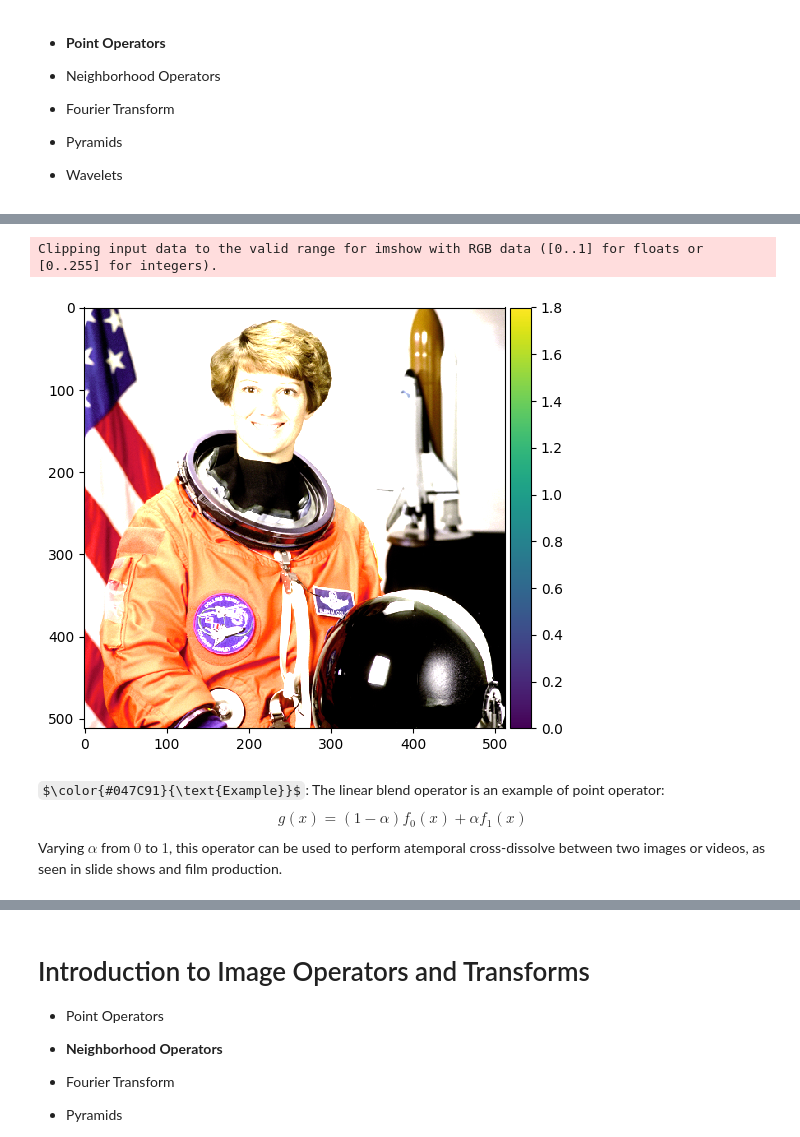
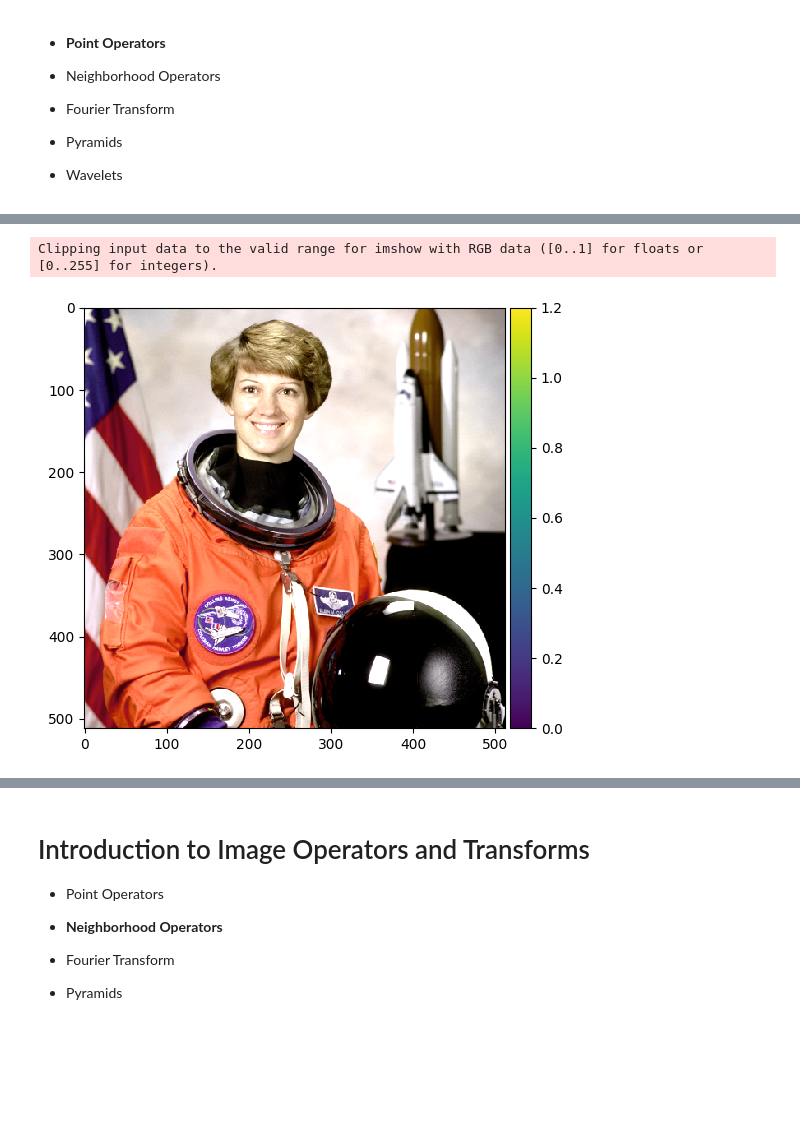
Before and after one commit to geometric-intelligence/ece278a, a Jupyter notebook: lectures/02_operators.ipynb, the cells around one changed output, grey strips where cells are left out. Saved outputs shown, nothing was run; the diff lists cells and outputs as text; code cells hidden in the pictures; some formulas as TeX source; blank space fills up the shorter version.

Commit message:
intro operators

```diff
--- a/lectures/02_operators.ipynb
+++ b/lectures/02_operators.ipynb
@@ -96,18 +88,9 @@ where the bias and gain parameters can also be spatially varying.
 # %%
 from skimage import data, io
 
-image = data.astronaut()
-image = image / 255
-
-gain = 1.8  # a
-bias = 0.  # b
-
-mult_image = gain * image + bias
-io.imshow(mult_image);
+image = data.astronaut() / 255
+gain = 1.2; bias = 0.  # a, b
+io.imshow(gain * image + bias);
 # %% [output]
 Clipping input data to the valid range for imshow with RGB data ([0..1] for floats or [0..255] for integers).
-[figure, old version]
+[figure, new version]
-# %% [markdown]
-$\color{#047C91}{\text{Example}}$: The linear blend operator is an example of point operator:
-$$g(x) = (1- \alpha)f_0(x) + \alpha f_1(x)$$
-Varying $\alpha$ from $0$ to $1$, this operator can be used to perform atemporal cross-dissolve between two images or videos, as seen in slide shows and film production.
```
Also changed, not shown: parts of 16 cells of this notebook.
